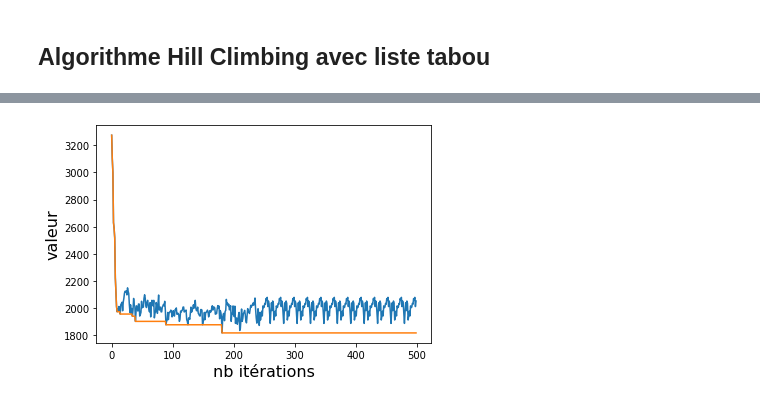
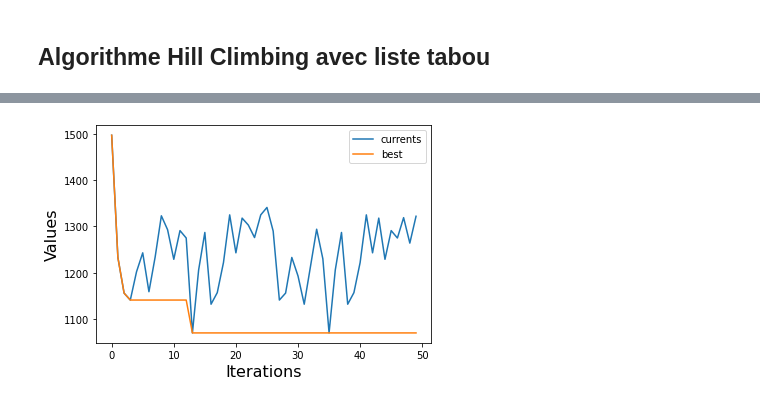
Before and after one commit to firebiscote/AlgoL1, a Jupyter notebook: Livrable.ipynb, the cells around one changed output, grey strips where cells are left out. Drawn from its saved outputs; the diff is of its cells as text; code cells hidden in the pictures.

```diff
--- a/Livrable.ipynb
+++ b/Livrable.ipynb
@@ -244,9 +264,6 @@ def get_random_solution(graph):
     random.shuffle(delivery_nodes)
     return [0] + collect_nodes + delivery_nodes + [0]
 
-test_random_solution = get_random_solution(test_graph)
-for line in test_graph:
-    print(line)
-print()
-print(test_random_solution)
+for i in range(5):
+    print(get_random_solution(test_instance.graph), end = '\n\n')
 # %% [output]
@@ -477,50 +444,44 @@ Résultat final après  4882  itérations :  2762
 # %% [markdown]
 ## Algorithme Hill Climbing avec liste tabou
 # %%
+def climbing_tabou(instance, tabou_size, iter_max):
+    tabou_list = deque((), maxlen = tabou_size)
+    currents = deque()
+    best_currents = deque()
+    iter_count = 0
 
-def climbing_tabou(graph, taille_tabou, iter_max):
-    nb_iter = 0
-    liste_tabou = deque((), maxlen = taille_tabou)
-    solution_courante = get_random_solution(graph)
-    meilleure = solution_courante
-    meilleure_globale = solution_courante
-    valeur_meilleure = get_solution_value(graph, solution_courante, Time(start_time.hours, start_time.minutes), maximum_gas_capacity, maximum_gas_capacity).get_minutes()
-    valeur_meilleure_globale = valeur_meilleure
-    meilleure_trouvee = 0
-    meilleure_globale_trouvee = 0
-    courantes = deque(())
-    meilleures_courantes = deque(())
-    while (nb_iter < iter_max):
-        nb_iter += 1
-        valeur_meilleure = 1e99999
-        for voisin in get_neighborhood(graph, solution_courante):
-            valeur_voisin = get_solution_value(graph, voisin, Time(start_time.hours, start_time.minutes), maximum_gas_capacity, maximum_gas_capacity).get_minutes()                             #SOLUTION
-            if valeur_voisin < valeur_meilleure and voisin not in liste_tabou:
+    current_sol = get_random_solution(instance.graph)
+    best = current_sol
+    global_best = current_sol
+    best_value = get_solution_value(instance, tuple(current_sol)).get_minutes()
+    global_best_value = best_value
 
-                meilleure_trouvee += 1
-                valeur_meilleure = valeur_voisin
-                meilleure = voisin
+    while iter_count < iter_max:
+        iter_count += 1
+        best_value = 1e99999
+        for neighbor in get_neighborhood(instance.collect_node_count, tuple(current_sol)):
+            neighbor_value = get_solution_value(instance, tuple(neighbor)).get_minutes()
+            if neighbor_value < best_value and neighbor not in tabou_list:
+                best = neighbor
+                best_value = neighbor_value
+        if best_value < global_best_value:
+            global_best = best
+            global_best_value = best_value
+        best_currents.append(global_best_value)
+        currents.append(best_value)
+        current_sol = best
+        tabou_list.append(current_sol)
+    return global_best, currents, best_currents
 
-        if valeur_meilleure < valeur_meilleure_globale:
-            meilleure_globale_trouvee += 1
-            meilleure_globale = meilleure
-            valeur_meilleure_globale = valeur_meilleure
+iter_max = 50
+tabou_size = 20
 
-        meilleures_courantes.append(valeur_meilleure_globale)
-        courantes.append(valeur_meilleure)
-        solution_courante = meilleure
-        liste_tabou.append(solution_courante)
+sol, currents, best_currents = climbing_tabou(test_instance, tabou_size, iter_max)
 
-    return meilleure_globale, courantes, meilleures_courantes
-
-iter_max = 500
-taille_tabou = 20
-
-sol, courants, meilleurs_courants=climbing_tabou(test_graph, taille_tabou, iter_max)
-
-print(" Solution : ",  sol, " --> ", get_solution_value(test_graph, sol, start_time, maximum_gas_capacity, maximum_gas_capacity).get_minutes()   )
-plt.xlabel("nb itérations", fontsize=16)
-plt.ylabel("valeur", fontsize=16)
-res = plt.plot(range(iter_max), courants)
-res = plt.plot(range(iter_max), meilleurs_courants)
+print("Solution:",  sol, "-->", best_currents[-1])
+plt.xlabel("Iterations", fontsize = 16)
+plt.ylabel("Values", fontsize = 16)
+res = plt.plot(range(iter_max), currents)
+res = plt.plot(range(iter_max), best_currents)
+res = plt.legend(["currents", "best"])
 # %% [output]
@@ -528 +489 @@ res = plt.plot(range(iter_max), meilleurs_courants)
-[figure, old version]
+[figure, new version]
```
Also changed, not shown: parts of 16 cells of this notebook.
